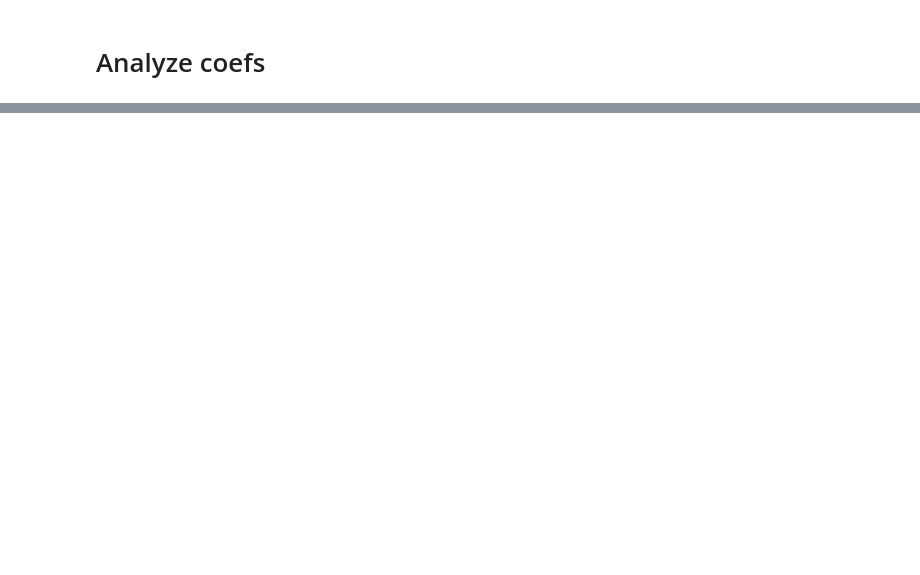
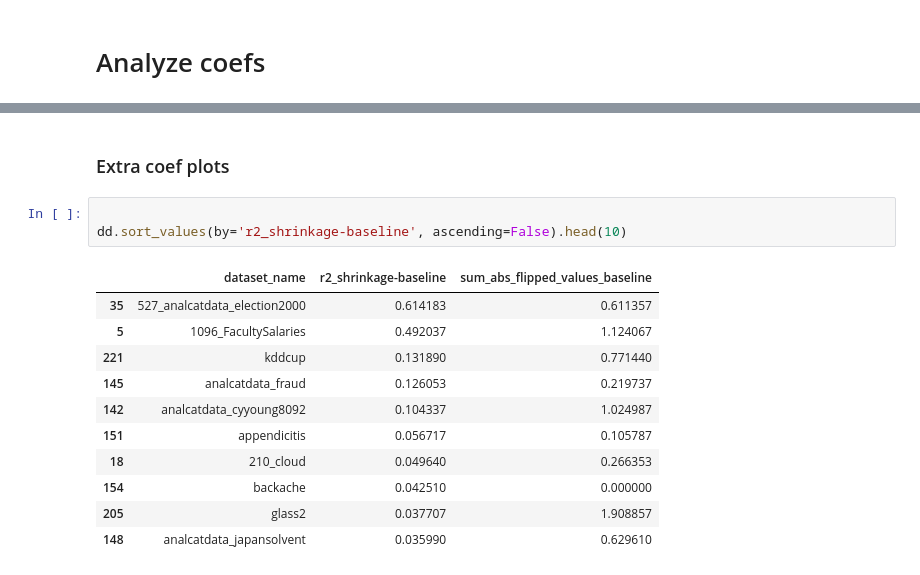
Before and after one commit to csinva/gam-experiments, a Jupyter notebook: notebooks/04_vary_linear.ipynb, the cells around one changed output, grey strips where cells are left out. Saved outputs shown, nothing was run; the diff lists cells and outputs as text; blank space fills up the shorter version.

```diff
--- a/notebooks/04_vary_linear.ipynb
+++ b/notebooks/04_vary_linear.ipynb
@@ -187,3 +176,20 @@ dd[['r2_shrinkage-baseline', 'sum_abs_flipped_values_baseline']].describe()
+# %% [markdown]
+### Extra coef plots
+# %%
+
+dd.sort_values(by='r2_shrinkage-baseline', ascending=False).head(10)
+# %% [output]
+|  | dataset_name | r2_shrinkage-baseline | sum_abs_flipped_values_baseline |
+| 35 | 527_analcatdata_election2000 | 0.614183 | 0.611357 |
+| 5 | 1096_FacultySalaries | 0.492037 | 1.124067 |
+| 221 | kddcup | 0.131890 | 0.771440 |
+| 145 | analcatdata_fraud | 0.126053 | 0.219737 |
+| 142 | analcatdata_cyyoung8092 | 0.104337 | 1.024987 |
+| 151 | appendicitis | 0.056717 | 0.105787 |
+| 18 | 210_cloud | 0.049640 | 0.266353 |
+| 154 | backache | 0.042510 | 0.000000 |
+| 205 | glass2 | 0.037707 | 1.908857 |
+| 148 | analcatdata_japansolvent | 0.035990 | 0.629610 |
 # %%
 fig, axes = plt.subplots(1, len(models), figsize=(len(models) * 6, 6))
 if not isinstance(axes, np.ndarray):
```
Also changed, not shown: parts of 9 cells of this notebook.
